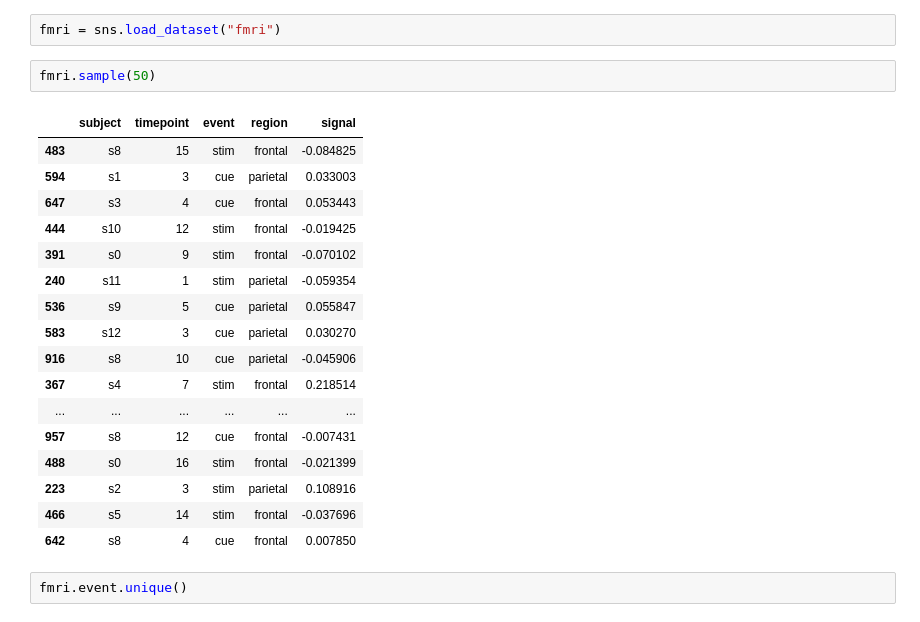
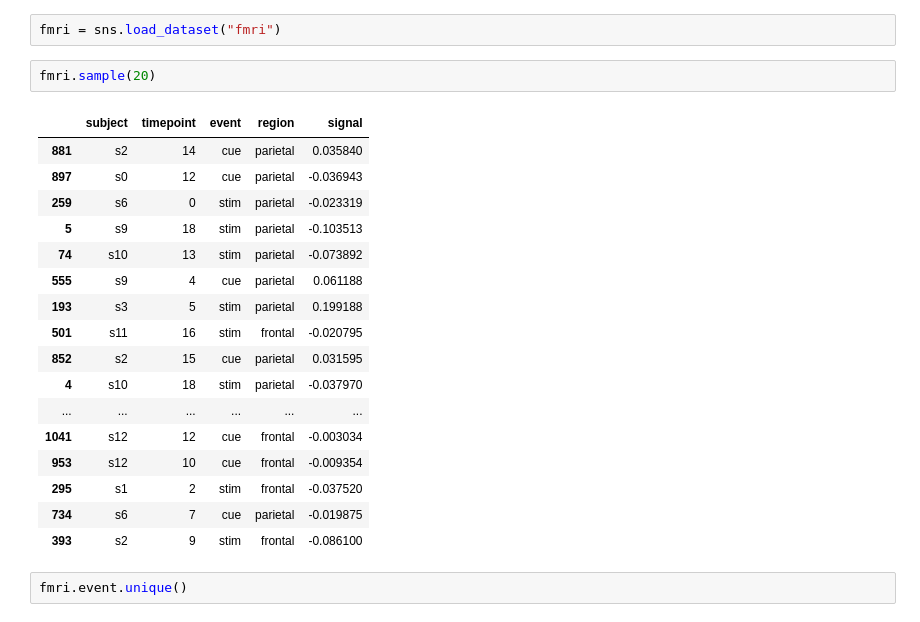
Before and after one commit to devmahbe/100_Numpy_Problems_With_Solutions, a Jupyter notebook: Week 7/Matplotlib.ipynb, the cells around one changed output. Cells and saved outputs as stored; diff of their text form.

```diff
--- a/Week 7/Matplotlib.ipynb
+++ b/Week 7/Matplotlib.ipynb
@@ -440,25 +442,25 @@ plt.savefig("tips_per_day.svg", dpi = 600) #To save the plot
 # %%
 fmri = sns.load_dataset("fmri")
 # %%
-fmri.sample(50)
+fmri.sample(20)
 # %% [output]
 |  | subject | timepoint | event | region | signal |
-| 483 | s8 | 15 | stim | frontal | -0.084825 |
-| 594 | s1 | 3 | cue | parietal | 0.033003 |
-| 647 | s3 | 4 | cue | frontal | 0.053443 |
-| 444 | s10 | 12 | stim | frontal | -0.019425 |
-| 391 | s0 | 9 | stim | frontal | -0.070102 |
-| 240 | s11 | 1 | stim | parietal | -0.059354 |
-| 536 | s9 | 5 | cue | parietal | 0.055847 |
-| 583 | s12 | 3 | cue | parietal | 0.030270 |
-| 916 | s8 | 10 | cue | parietal | -0.045906 |
-| 367 | s4 | 7 | stim | frontal | 0.218514 |
+| 881 | s2 | 14 | cue | parietal | 0.035840 |
+| 897 | s0 | 12 | cue | parietal | -0.036943 |
+| 259 | s6 | 0 | stim | parietal | -0.023319 |
+| 5 | s9 | 18 | stim | parietal | -0.103513 |
+| 74 | s10 | 13 | stim | parietal | -0.073892 |
+| 555 | s9 | 4 | cue | parietal | 0.061188 |
+| 193 | s3 | 5 | stim | parietal | 0.199188 |
+| 501 | s11 | 16 | stim | frontal | -0.020795 |
+| 852 | s2 | 15 | cue | parietal | 0.031595 |
+| 4 | s10 | 18 | stim | parietal | -0.037970 |
 | ... | ... | ... | ... | ... | ... |
-| 957 | s8 | 12 | cue | frontal | -0.007431 |
-| 488 | s0 | 16 | stim | frontal | -0.021399 |
-| 223 | s2 | 3 | stim | parietal | 0.108916 |
-| 466 | s5 | 14 | stim | frontal | -0.037696 |
-| 642 | s8 | 4 | cue | frontal | 0.007850 |
+| 1041 | s12 | 12 | cue | frontal | -0.003034 |
+| 953 | s12 | 10 | cue | frontal | -0.009354 |
+| 295 | s1 | 2 | stim | frontal | -0.037520 |
+| 734 | s6 | 7 | cue | parietal | -0.019875 |
+| 393 | s2 | 9 | stim | frontal | -0.086100 |
 # %%
 fmri.event.unique()
 # %% [output]
```
Also changed, not shown: parts of 12 cells of this notebook, 2 other files.
